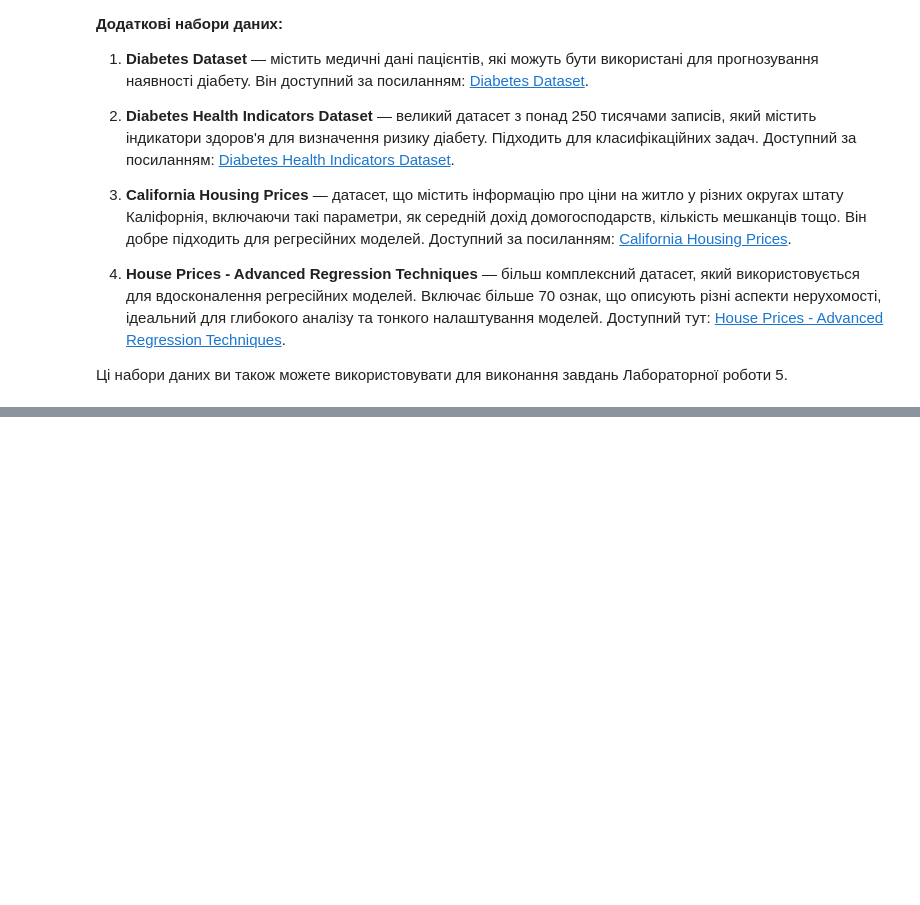
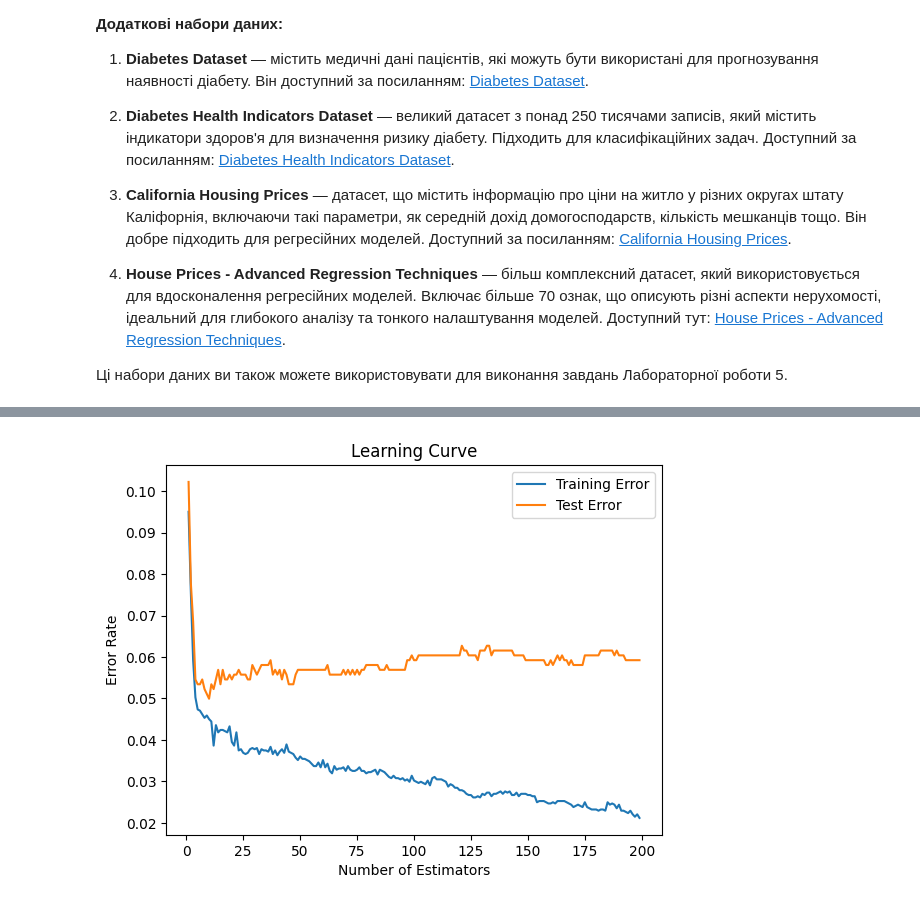
Before and after one commit to RickSanchezzz666/AD, a Jupyter notebook: Lab5/DM_practice_5.ipynb, the cells around one changed output, grey strips where cells are left out. Saved outputs shown, nothing was run; the diff lists cells and outputs as text; code cells hidden in the pictures; blank space fills up the shorter version.

```diff
--- a/Lab5/DM_practice_5.ipynb
+++ b/Lab5/DM_practice_5.ipynb
@@ -58,0 +193,87 @@
+# %%
+def plot_learning_curve(model, X_train, y_train, X_test, y_test):
+    train_errors, test_errors = [], []
+    for m in range(1, 200):
+        model.n_estimators = m
+        model.fit(X_train, y_train)
+
+        y_train_predict = model.predict(X_train)
+        y_test_predict = model.predict(X_test)
+
+        train_errors.append(1 - accuracy_score(y_train, y_train_predict))
+        test_errors.append(1 - accuracy_score(y_test, y_test_predict))
+
+    plt.plot(np.arange(1, 200), train_errors, label='Training Error')
+    plt.plot(np.arange(1, 200), test_errors, label='Test Error')
+    plt.xlabel('Number of Estimators')
+    plt.ylabel('Error Rate')
+    plt.title('Learning Curve')
+    plt.legend()
+    plt.show()
+# %%
+#-----------------------------------------------------------Ada Boost-----------------------------------------------------------
+
+base_estimator = DecisionTreeClassifier(max_depth=1)
+ada_model = AdaBoostClassifier(base_estimator=base_estimator, random_state=42)
+
+param_grid_ada = {
+    'n_estimators': [50, 100, 150]
+}
+
+ada_model_gs = GridSearchCV(estimator=ada_model, param_grid=param_grid_ada, cv=3)
+ada_model_gs.fit(X_train, y_train)
+
+best_ada_model = ada_model_gs.best_estimator_
+
+print("AdaBoost Learning Curve:")
+plot_learning_curve(best_ada_model, X_train, y_train, X_test, y_test)
+
+ada_pred = best_ada_model.predict(X_test)
+ada_accuracy = accuracy_score(y_test, ada_pred)
+print(f"AdaBoost Best Accuracy: {ada_accuracy:.3f}")
+
+#-----------------------------------------------------------Gradient Boosting----------------------------------------------------
+
+gb_model = GradientBoostingClassifier(random_state=42)
+
+param_grid_gb = {
+    'n_estimators': [100, 150],
+    'learning_rate': [0.05, 0.1],
+    'max_depth': [3, 5]
+}
+
+gb_model_gs = GridSearchCV(estimator=gb_model, param_grid=param_grid_gb, cv=3)
+gb_model_gs.fit(X_train, y_train)
+
+best_gb_model = gb_model_gs.best_estimator_
+
+print("Gradient Boosting Learning Curve:")
+plot_learning_curve(best_gb_model, X_train, y_train, X_test, y_test)
+
+gb_pred = best_gb_model.predict(X_test)
+gb_accuracy = accuracy_score(y_test, gb_pred)
+print(f"Gradient Boosting Best Accuracy: {gb_accuracy:.3f}")
+
+#-----------------------------------------------------------XGBoost---------------------------------------------------------------
+
+
+xgb_model = xgb.XGBClassifier(random_state=42)
+
+param_grid_xgb = {
+    'n_estimators': [100, 150],
+    'learning_rate': [0.05, 0.1],
+    'max_depth': [3, 5]
+}
+
+xgb_model_gs = GridSearchCV(estimator=xgb_model, param_grid=param_grid_xgb, cv=3)
+xgb_model_gs.fit(X_train, y_train)
+
+best_xgb_model = xgb_model_gs.best_estimator_
+
+print("XGBoost Learning Curve:")
+plot_learning_curve(best_xgb_model, X_train, y_train, X_test, y_test)
+
+xgb_pred = best_xgb_model.predict(X_test)
+xgb_accuracy = accuracy_score(y_test, xgb_pred)
+print(f"XGBoost Best Accuracy: {xgb_accuracy:.3f}")
+# %% [output]
@@ -58,0 +281 @@
+[figure, added]
```
Also changed, not shown: parts of 13 cells of this notebook, 2 other files.
